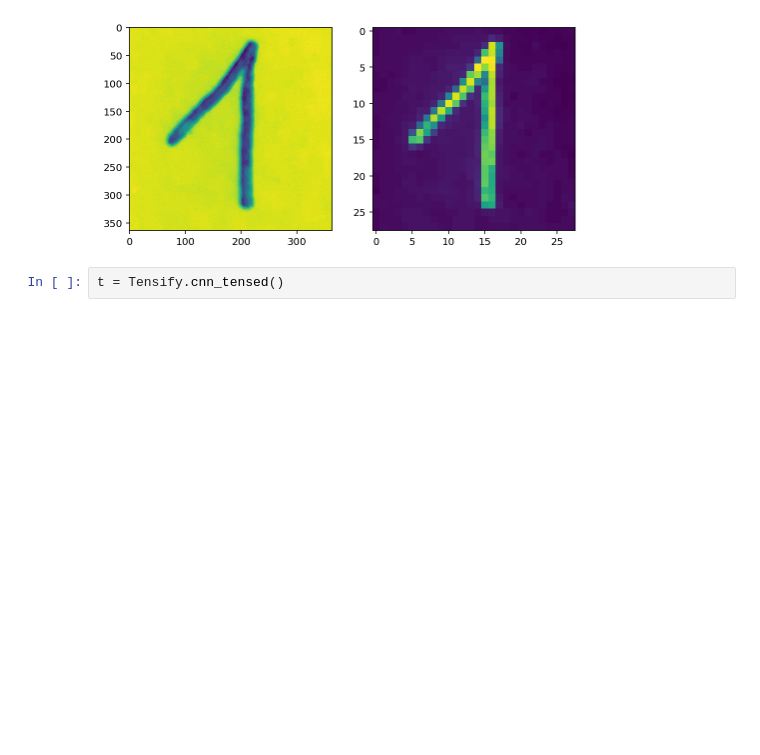
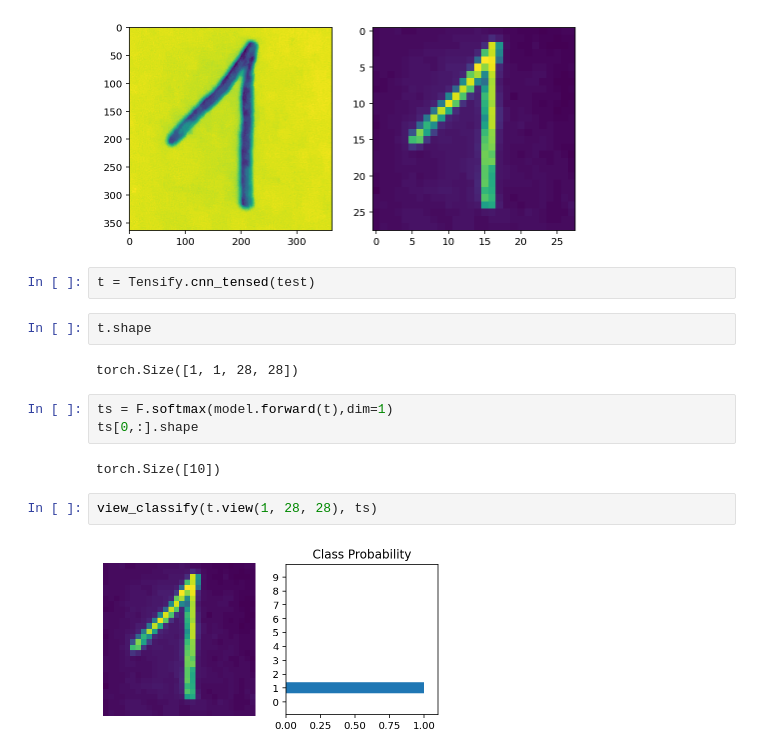
Before and after one commit to Marzipan78/Striving, a Jupyter notebook: M6_Computer_Vision/04. Kernels, callbacks and thresholding/CNN.ipynb, the cells around one changed output. Saved outputs shown, nothing was run; the diff lists cells and outputs as text; blank space fills up the shorter version.

```diff
--- a/M6_Computer_Vision/04. Kernels, callbacks and thresholding/CNN.ipynb
+++ b/M6_Computer_Vision/04. Kernels, callbacks and thresholding/CNN.ipynb
@@ -210,4 +210,17 @@ test = Tensify.imagify("./img/","1.jpg")
 # %% [output]
 [figure]
 # %%
-t = Tensify.cnn_tensed()
+t = Tensify.cnn_tensed(test)
+# %%
+t.shape
+# %% [output]
+torch.Size([1, 1, 28, 28])
+# %%
+ts = F.softmax(model.forward(t),dim=1)
+ts[0,:].shape
+# %% [output]
+torch.Size([10])
+# %%
+view_classify(t.view(1, 28, 28), ts)
+# %% [output]
+[figure, added]
```
